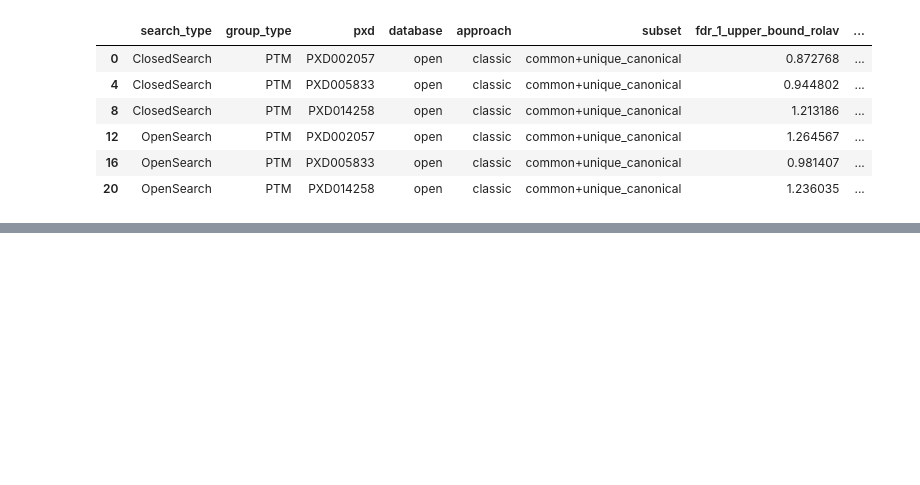
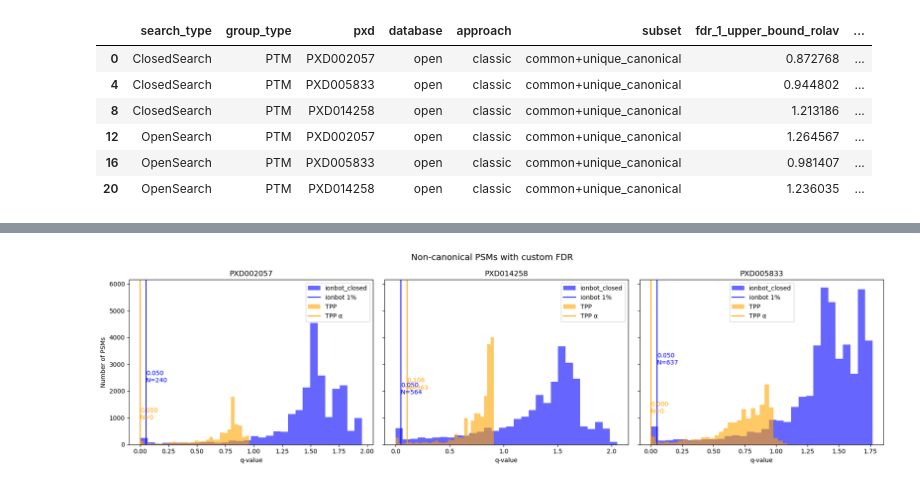
Before and after one commit to CompOmics/oui-discovery, a Jupyter notebook: oui-discovery-vv/plot-0-score-distr.ipynb, the cells around one changed output, grey strips where cells are left out. Saved outputs shown, nothing was run; the diff lists cells and outputs as text; code cells hidden in the pictures; blank space fills up the shorter version.

```diff
--- a/oui-discovery-vv/plot-0-score-distr.ipynb
+++ b/oui-discovery-vv/plot-0-score-distr.ipynb
@@ -831,0 +828,4 @@ keys_sel_nc
+# %%
+data.dataset=data.dataset.apply(lambda x: x.split(".")[0])
+# %%
+IO_Q=0.05
@@ -831,0 +850,61 @@ keys_sel_nc
+# %%
+pipeline1="ionbot_closed"
+pipeline2="TPP"
+
+#pipeline1="ionbot_open"#
+#pipeline2="FragPipe"#
+
+datasets = list(data["dataset"].unique())
+n = len(datasets)
+
+fig, axes = plt.subplots(1, n, figsize=(6 * n, 5), sharey=True)  # 1 row, n columns
+
+for ax, dataset in zip(axes, datasets):
+    group = data[data.dataset == dataset]
+
+    CLOSED_NC_Q_io_distr = group[
+        (group.pipeline == pipeline1) & (group.isCanonical == "NonCanonical")
+    ].custom_q
+
+    CLOSED_NC_Q_io_perc = stats.percentileofscore(
+        CLOSED_NC_Q_io_distr, IO_Q, kind='rank'
+    )
+
+    CLOSED_NC_Q_tpp_distr = group[
+        (group.pipeline == pipeline2) & (group.isCanonical == "NonCanonical")
+    ].custom_q
+
+    CLOSED_NC_Q_tpp = np.percentile(CLOSED_NC_Q_tpp_distr, CLOSED_NC_Q_io_perc)
+
+    # Plot ionbot_closed histogram
+    counts_io, bins_io, _ = ax.hist(
+        CLOSED_NC_Q_io_distr, bins=30, alpha=0.6, label=pipeline1, color='blue'
+    )
+    ax.axvline(x=IO_Q, color='blue', linestyle='-', label="ionbot 1%")
+    ax.text(IO_Q, max(counts_io) / 2, f"{IO_Q:.3f}\nN={len(
+        group[
+        (group.pipeline == pipeline1) & (group.isCanonical == 'NonCanonical') & (group.custom_q<IO_Q)
+    ]
+    )}", color="blue", va='bottom', ha='left')
+
+    # Plot TPP histogram
+    counts_tpp, bins_tpp, _ = ax.hist(
+        CLOSED_NC_Q_tpp_distr, bins=30, alpha=0.6, label=pipeline2, color='orange'
+    )
+    ax.axvline(x=CLOSED_NC_Q_tpp, color='orange', linestyle='-', label=f"{pipeline2} α")
+    ax.text(CLOSED_NC_Q_tpp, max(counts_tpp) / 2, f"{CLOSED_NC_Q_tpp:.3f}\nN={len(
+        group[
+        (group.pipeline == pipeline2) & (group.isCanonical == 'NonCanonical') & (group.custom_q<CLOSED_NC_Q_tpp)
+    ]
+    )}", color="orange", va='bottom', ha='left')
+
+    ax.set_xlabel("q-value")
+    ax.set_title(f"{dataset}")
+    ax.legend()
+
+axes[0].set_ylabel("Number of PSMs")
+fig.suptitle("Non-canonical PSMs with custom FDR", fontsize=14)
+plt.tight_layout()
+plt.show()
+# %% [output]
+[figure, added]
```
Also changed, not shown: parts of 16 cells of this notebook, 2 other files.
